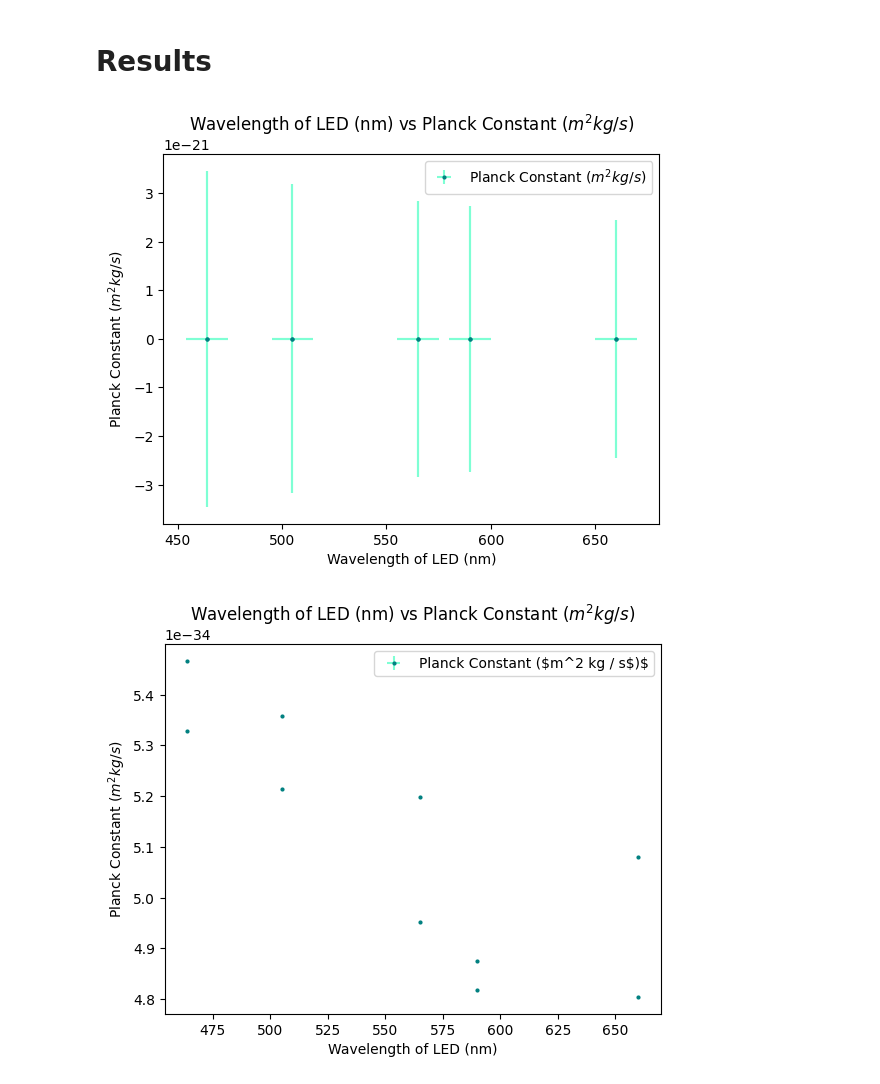
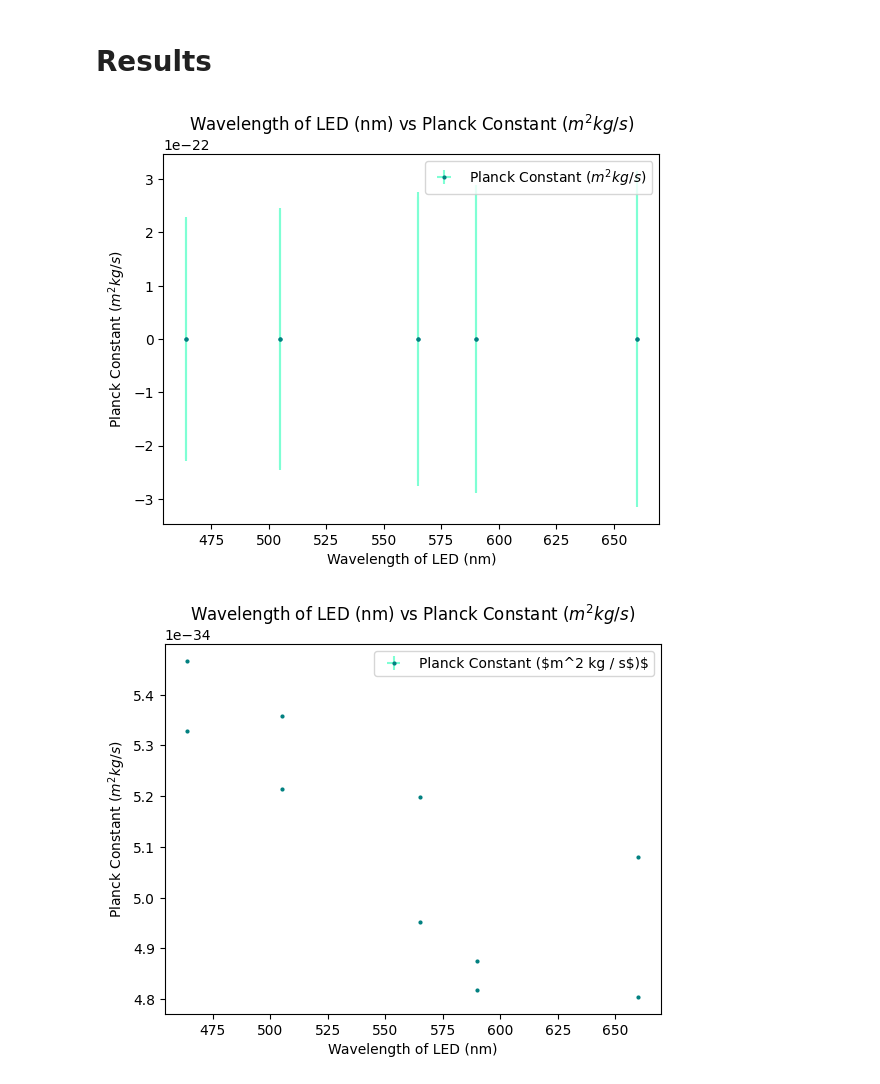
Before and after one commit to PercyFrancis/PHY224, a Jupyter notebook: planck_constant/notebooks/planck_constant.ipynb, the cells around one changed output. Cells and saved outputs as stored; diff of their text form; code cells hidden in the pictures.

```diff
--- a/planck_constant/notebooks/planck_constant.ipynb
+++ b/planck_constant/notebooks/planck_constant.ipynb
@@ -162,19 +162,19 @@ def f_from_w(w):
     return (3 * 10 ** 8) / w
 # %%
 plt.errorbar(x = led15_wavelength, y = planck(led15_voltage, f_from_w(led15_wavelength* 10 ** -9), ELEMENTARY_CHARGE),
-             xerr=led15_wavelength_error,
-             yerr= ELEMENTARY_CHARGE * product_propagation(led15_wavelength, led15_voltage, led15_wavelength_error, led15_voltage_error), fmt= 'o',
+             xerr=led15_wavelength_error * 10 ** -9,
+             yerr= ELEMENTARY_CHARGE * product_propagation(led15_wavelength, led15_voltage, led15_wavelength_error * 10 ** -9, led15_voltage_error), fmt= 'o',
 
                ms=2, color='teal', ecolor='aquamarine', label='Planck Constant ($m^2 kg / s$)')
 
 plt.legend()
 plt.xlabel('Wavelength of LED (nm)')
 plt.ylabel('Planck Constant ($m^2 kg / s$)')
 plt.title('Wavelength of LED (nm) vs Planck Constant ($m^2 kg / s$)')
 
 plt.show()
 # %% [output]
-[figure, old version]
+[figure, new version]
 # %%
 plt.errorbar(x = led15_wavelength, y = planck(led15_voltage, f_from_w(led15_wavelength* 10 ** -9), ELEMENTARY_CHARGE),
              xerr=led15_wavelength_error / 10 ** 30,
```
Also changed, not shown: parts of 1 cell of this notebook, 1 other file.
